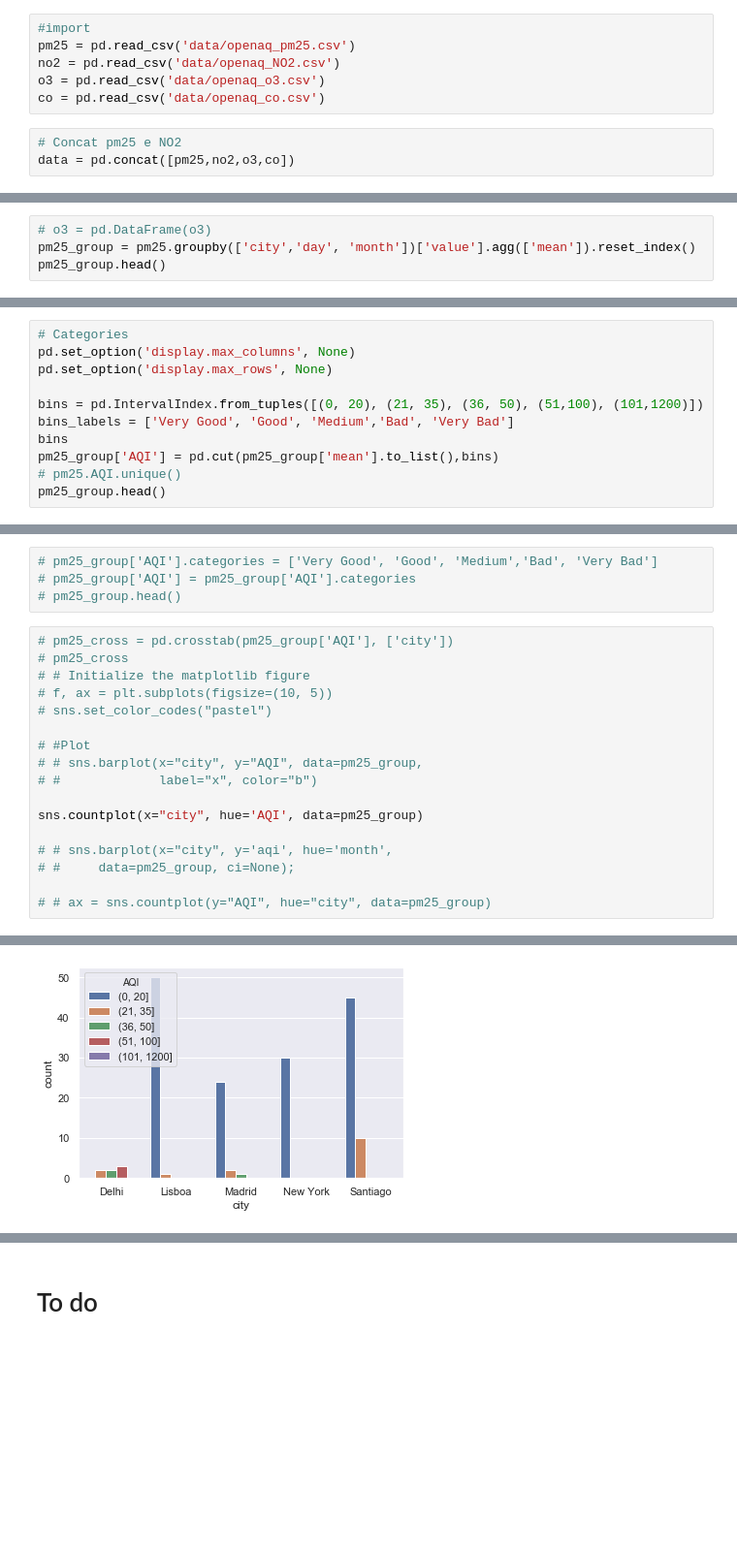
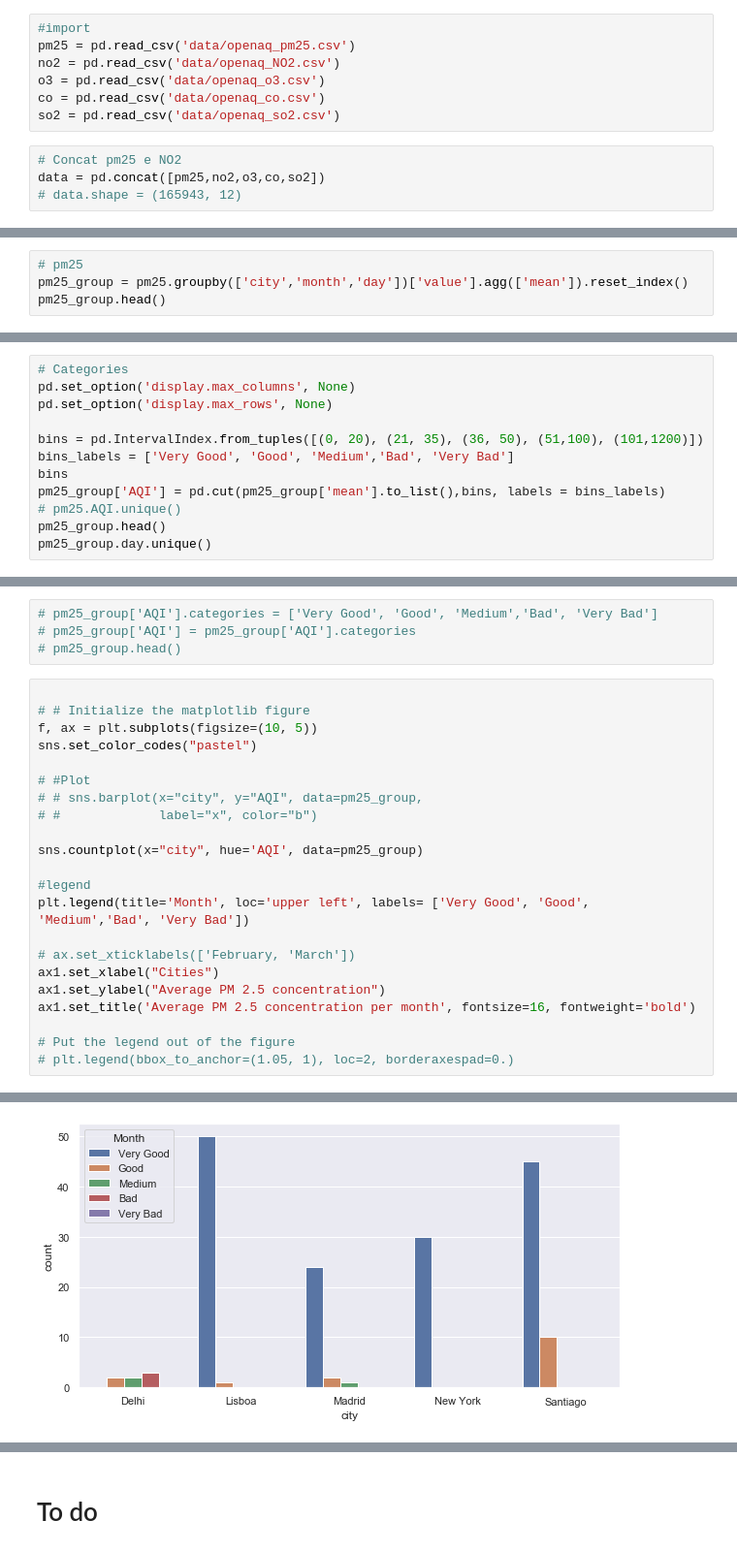
Before and after one commit to ta-data-lis/Project-Week-3-Data-Thieves, a Jupyter notebook: your-project/Data Cleaning and Visualization.ipynb, the cells around one changed output, grey strips where cells are left out. Shown at 97% size. Drawn from its saved outputs; the diff is of its cells as text; blank space fills up the shorter version.

```diff
--- a/your-project/Data Cleaning and Visualization.ipynb
+++ b/your-project/Data Cleaning and Visualization.ipynb
@@ -11,6 +11,8 @@ pm25 = pd.read_csv('data/openaq_pm25.csv')
 no2 = pd.read_csv('data/openaq_NO2.csv')
 o3 = pd.read_csv('data/openaq_o3.csv')
 co = pd.read_csv('data/openaq_co.csv')
+so2 = pd.read_csv('data/openaq_so2.csv')
 # %%
 # Concat pm25 e NO2
-data = pd.concat([pm25,no2,o3,co])
+data = pd.concat([pm25,no2,o3,co,so2])
+# data.shape = (165943, 12)
@@ -302,7 +410,7 @@ plt.show()
 # %% [markdown]
 # IQA
 # %%
-# o3 = pd.DataFrame(o3)
-pm25_group = pm25.groupby(['city','day', 'month'])['value'].agg(['mean']).reset_index()
+# pm25
+pm25_group = pm25.groupby(['city','month','day'])['value'].agg(['mean']).reset_index()
 pm25_group.head()
 # %% [output]
@@ -320,7 +428,8 @@ pd.set_option('display.max_rows', None)
 bins = pd.IntervalIndex.from_tuples([(0, 20), (21, 35), (36, 50), (51,100), (101,1200)])
 bins_labels = ['Very Good', 'Good', 'Medium','Bad', 'Very Bad']
 bins
-pm25_group['AQI'] = pd.cut(pm25_group['mean'].to_list(),bins)
+pm25_group['AQI'] = pd.cut(pm25_group['mean'].to_list(),bins, labels = bins_labels)
 # pm25.AQI.unique()
 pm25_group.head()
+pm25_group.day.unique()
 # %% [output]
@@ -335,11 +441,10 @@ pm25_group.head()
 # pm25_group['AQI'] = pm25_group['AQI'].categories
 # pm25_group.head()
 # %%
-# pm25_cross = pd.crosstab(pm25_group['AQI'], ['city'])
-# pm25_cross
+
 # # Initialize the matplotlib figure
-# f, ax = plt.subplots(figsize=(10, 5))
-# sns.set_color_codes("pastel")
+f, ax = plt.subplots(figsize=(10, 5))
+sns.set_color_codes("pastel")
 
 # #Plot
 # # sns.barplot(x="city", y="AQI", data=pm25_group,
@@ -347,8 +452,14 @@ pm25_group.head()
 
 sns.countplot(x="city", hue='AQI', data=pm25_group)
 
-# # sns.barplot(x="city", y='aqi', hue='month',
-# #     data=pm25_group, ci=None);
+#legend
+plt.legend(title='Month', loc='upper left', labels= ['Very Good', 'Good', 'Medium','Bad', 'Very Bad'])
 
-# # ax = sns.countplot(y="AQI", hue="city", data=pm25_group)
+# ax.set_xticklabels(['February, 'March'])
+ax1.set_xlabel("Cities")
+ax1.set_ylabel("Average PM 2.5 concentration")
+ax1.set_title('Average PM 2.5 concentration per month', fontsize=16, fontweight='bold')
+
+# Put the legend out of the figure
+# plt.legend(bbox_to_anchor=(1.05, 1), loc=2, borderaxespad=0.)
 # %% [output]
@@ -356,3 +467,3 @@ sns.countplot(x="city", hue='AQI', data=pm25_group)
-[figure, old version]
+[figure, new version]
 # %%
 pm25_cross = pm_25_group
```
Also changed, not shown: parts of 23 cells of this notebook, 14 other files.
